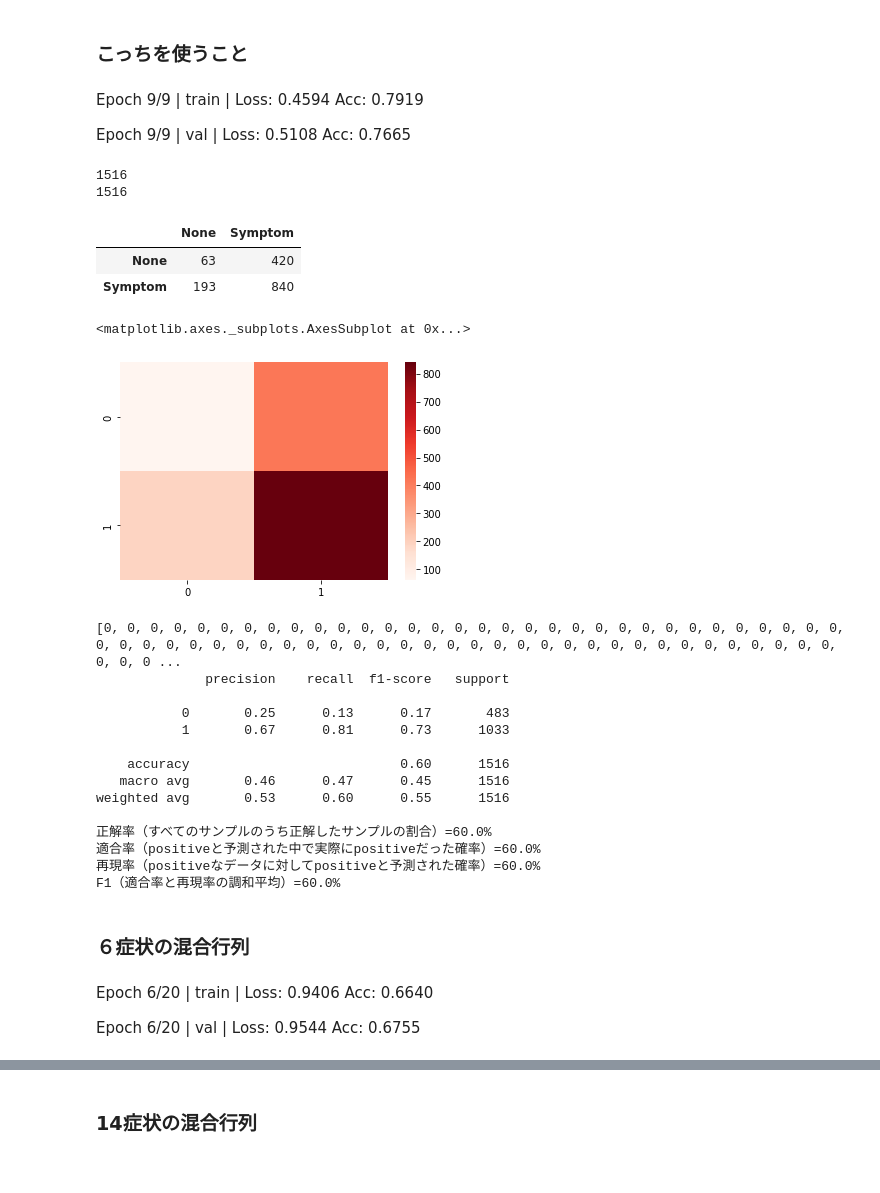
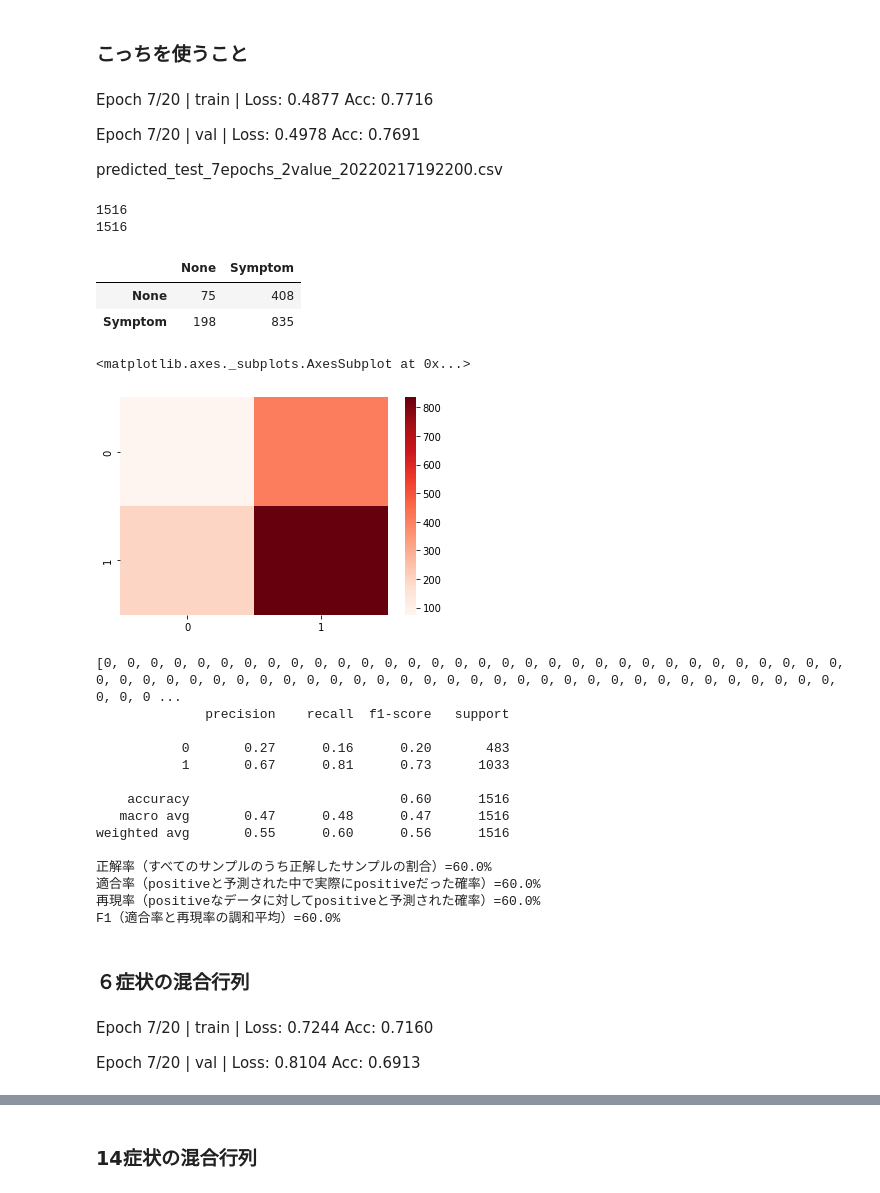
Before and after one commit to tuk19/NLP_BERT, a Jupyter notebook: Clinical_reasoning.ipynb, the cells around one changed output, grey strips where cells are left out. Cells and saved outputs as stored; diff of their text form; code cells hidden in the pictures.

```diff
--- a/Clinical_reasoning.ipynb
+++ b/Clinical_reasoning.ipynb
@@ -78,7 +93,7 @@ from utils.dataloader import get_chABSA_DataLoaders_and_TEXT
 from utils.bert import BertTokenizer
 # %%
 # ラベル数を設定
-num_labels = 2
+num_labels = 14
 # %%
 train_dl, val_dl, TEXT, dataloaders_dict= get_chABSA_DataLoaders_and_TEXT(max_length=256, batch_size=32, num_labels=num_labels)
 # %% [output]
@@ -531,9 +566,11 @@ F1（適合率と再現率の調和平均）=55.00000000000001%
 # %% [markdown]
 ### こっちを使うこと
 # %% [markdown]
-Epoch 9/9 | train |  Loss: 0.4594 Acc: 0.7919
+Epoch 7/20 | train |  Loss: 0.4877 Acc: 0.7716
 
-Epoch 9/9 |  val  |  Loss: 0.5108 Acc: 0.7665
+Epoch 7/20 |  val  |  Loss: 0.4978 Acc: 0.7691
+
+predicted_test_7epochs_2value_20220217192200.csv
 # %%
 #混合行列の表示（評価）
 # vocab.txt 変更データ
@@ -542,41 +579,42 @@ y_pred =[]
 
 # セーブしてあるデータを使用
 # df = pd.read_csv("/content/drive/MyDrive/Colab Notebooks/BERT/clinical_reasoning/NLP_BERT/data/predicted/predicted_test_5epochs_2value_20220207213456.csv", engine="python", encoding="utf-8-sig")
+df = pd.read_csv("/content/drive/MyDrive/Colab Notebooks/BERT/clinical_reasoning/NLP_BERT/data/predicted/predicted_test_7epochs_2value_20220217192200.csv")
 
 # 直前にセーブしたデータを使用
-df = pd.read_csv(save_csv_path, engine="python", encoding="utf-8-sig")
+# df = pd.read_csv(save_csv_path, engine="python", encoding="utf-8-sig")
 
 for index, row in df.iterrows():
     if row['LABEL'] == 0:
         y_true.append("None")
     if row['LABEL'] ==1:
         y_true.append("Symptom")
     if row['PREDICT'] ==0:
         y_pred.append("None")
     if row['PREDICT'] ==1:
         y_pred.append("Symptom")
 
 
 print(len(y_true))
 print(len(y_pred))
 
 
 # 混同行列(confusion matrix)の取得
 labels = ["None", "Symptom"]
 from sklearn.metrics import confusion_matrix
 cm = confusion_matrix(y_true, y_pred, labels=labels)
 
 # データフレームに変換
 cm_labeled = pd.DataFrame(cm, columns=labels, index=labels)
 
 # 結果の表示
 cm_labeled
 # %% [output]
 1516
 1516
 |  | None | Symptom |
-| None | 63 | 420 |
-| Symptom | 193 | 840 |
+| None | 75 | 408 |
+| Symptom | 198 | 835 |
 # %%
 # vocab change
 import seaborn as sns
@@ -585,7 +623,7 @@ import matplotlib.pyplot as plt
 sns.heatmap(cm, cmap='Reds')
 # %% [output]
 <matplotlib.axes._subplots.AxesSubplot at 0x...>
-[figure, old version]
+[figure, new version]
 # %%
 # vocab change
 from sklearn.metrics import classification_report
@@ -593,10 +631,10 @@ y_true =[]
 y_pred =[]
 
 # セーブしてあるデータを使用
-# df = pd.read_csv("/content/drive/MyDrive/Colab Notebooks/BERT/clinical_reasoning/NLP_BERT/data/predicted/predicted_test_5epochs_2value_20220207213456.csv", engine="python", encoding="utf-8-sig")
+df = pd.read_csv("/content/drive/MyDrive/Colab Notebooks/BERT/clinical_reasoning/NLP_BERT/data/predicted/predicted_test_7epochs_2value_20220217192200.csv")
 
 # 直前にセーブしたデータを使用
-df = pd.read_csv(save_csv_path, engine="python", encoding="utf-8-sig")
+# df = pd.read_csv(save_csv_path, engine="python", encoding="utf-8-sig")
 
 for index, row in df.iterrows():
     y_true.append(row["LABEL"])
@@ -612,12 +650,12 @@ print("F1（適合率と再現率の調和平均）={}%".format((round(f1_score(
 [0, 0, 0, 0, 0, 0, 0, 0, 0, 0, 0, 0, 0, 0, 0, 0, 0, 0, 0, 0, 0, 0, 0, 0, 0, 0, 0, 0, 0, 0, 0, 0, 0, 0, 0, 0, 0, 0, 0, 0, 0, 0, 0, 0, 0, 0, 0, 0, 0, 0, 0, 0, 0, 0, 0, 0, 0, 0, 0, 0, 0, 0, 0, 0, 0, 0, 0 ...
               precision    recall  f1-score   support
 
-           0       0.25      0.13      0.17       483
+           0       0.27      0.16      0.20       483
            1       0.67      0.81      0.73      1033
 
     accuracy                           0.60      1516
-   macro avg       0.46      0.47      0.45      1516
-weighted avg       0.53      0.60      0.55      1516
+   macro avg       0.47      0.48      0.47      1516
+weighted avg       0.55      0.60      0.56      1516
 
 正解率（すべてのサンプルのうち正解したサンプルの割合）=60.0%
 適合率（positiveと予測された中で実際にpositiveだった確率）=60.0%
@@ -626,9 +664,9 @@ F1（適合率と再現率の調和平均）=60.0%
 # %% [markdown]
 ### ６症状の混合行列
 # %% [markdown]
-Epoch 6/20 | train |  Loss: 0.9406 Acc: 0.6640
+Epoch 7/20 | train |  Loss: 0.7244 Acc: 0.7160
 
-Epoch 6/20 |  val  |  Loss: 0.9544 Acc: 0.6755
+Epoch 7/20 |  val  |  Loss: 0.8104 Acc: 0.6913
 # %%
 #混合行列の表示（評価）
 
```
Also changed, not shown: parts of 21 cells of this notebook.
